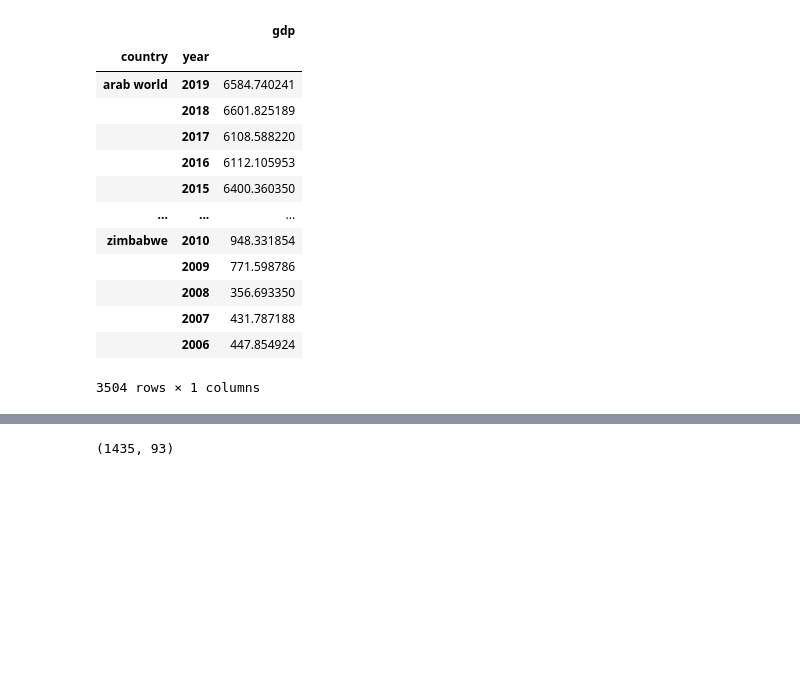
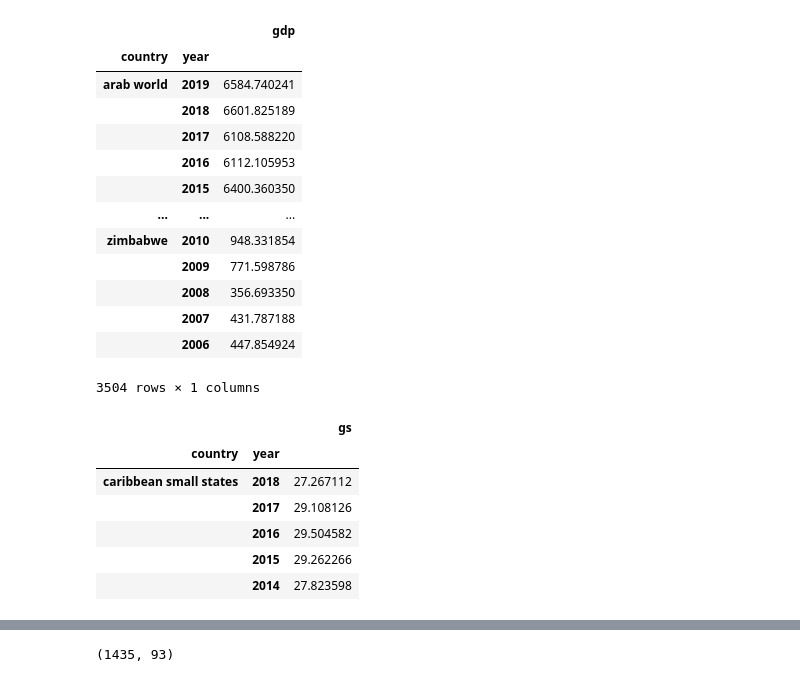
Before and after one commit to SanteriVtj/Econometrics-Capstone, a Jupyter notebook: data.ipynb, the cells around one changed output, grey strips where cells are left out. Drawn from its saved outputs; the diff is of its cells as text; code cells hidden in the pictures; blank space fills up the shorter version.

```diff
--- a/data.ipynb
+++ b/data.ipynb
@@ -272,9 +252,10 @@ gdp.head()
 |  | 2005 | 1136.123214 |
 |  | 2006 | 1161.124889 |
 # %%
-gdp_pc = wbdata.get_dataframe({'NY.GDP.PCAP.CD':'gdp'})
-gdp_pc.index = gdp_pc.index.set_levels(gdp_pc.index.levels[1].astype(int), level=1)
-gdp_pc.index = gdp_pc.index.set_levels(gdp_pc.index.levels[0].str.lower(), level=0)
-gdp_pc = gdp_pc[gdp_pc.index.get_level_values(1) >= 2006]
-gdp_pc = gdp_pc[gdp_pc.gdp.notna()]
-gdp_pc.index = gdp_pc.index.set_names('year', level=1)
+def wb_clear(df, x):
+    df.index = df.index.set_levels(df.index.levels[1].astype(int), level=1)
+    df.index = df.index.set_levels(df.index.levels[0].str.lower(), level=0)
+    df = df[df.index.get_level_values(1) >= 2006]
+    df = df[df.loc[:, x].notna()]
+    df.index = df.index.set_names('year', level=1)
+    return df
@@ -295,3 +281,16 @@ gdp_pc
 |  | 2007 | 431.787188 |
 |  | 2006 | 447.854924 |
 3504 rows × 1 columns
+# %%
+gov_spending = wbdata.get_dataframe({'GC.XPN.TOTL.GD.ZS':'gs'})
+gov_spending = wb_clear(gov_spending, 'gs')
+# %%
+gov_spending.head()
+# %% [output]
+|  |  | gs |
+| country | year |  |
+| caribbean small states | 2018 | 27.267112 |
+|  | 2017 | 29.108126 |
+|  | 2016 | 29.504582 |
+|  | 2015 | 29.262266 |
+|  | 2014 | 27.823598 |
```
Also changed, not shown: parts of 6 cells of this notebook, 4 other files.
